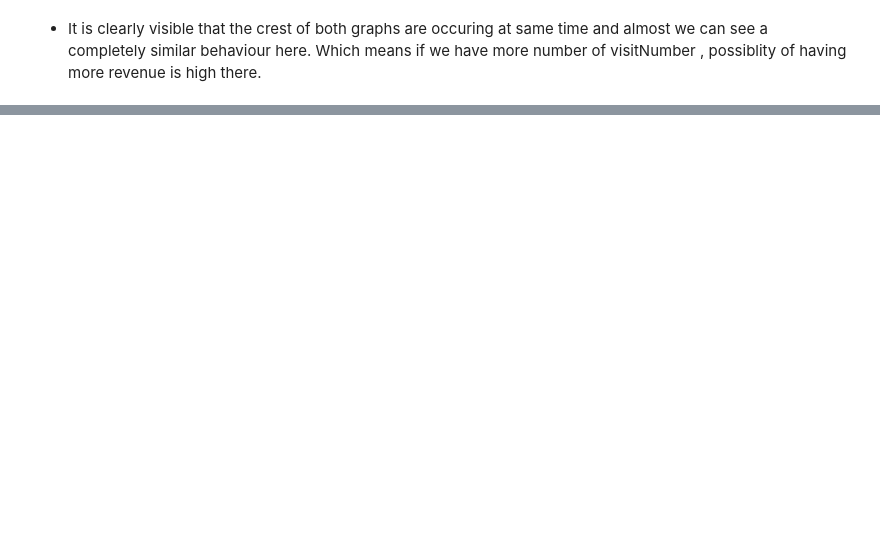
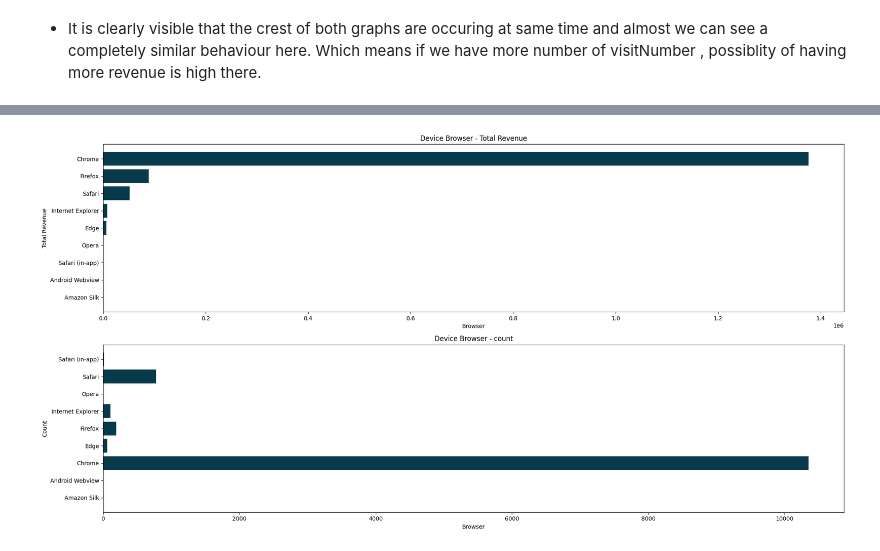
Before and after one commit to abhishekchauhanbyte/Data-Analysis-Cdp, a Jupyter notebook: Ecommerce_DA_project_latest.ipynb, the cells around one changed output, grey strips where cells are left out. Cells and saved outputs as stored; diff of their text form; code cells hidden in the pictures; blank space fills up the shorter version.

```diff
--- a/Ecommerce_DA_project_latest.ipynb
+++ b/Ecommerce_DA_project_latest.ipynb
@@ -400,0 +460,7 @@ Which means if we have more number of visitNumber , possiblity of having more re
+# %%
+
+device_grouped_df = resampled_df.groupby('device.browser')['totals.transactionRevenue'].sum().reset_index()
+device_grouped_visits_df = resampled_df.groupby('device.browser')['totals.transactionRevenue'].count().reset_index()
+device_grouped_visits_df = device_grouped_visits_df.rename(columns={'totals.transactionRevenue': 'Count'})
+device_grouped_df = device_grouped_df.sort_values(by = 'totals.transactionRevenue' , ascending=True)
+device_grouped_visits_df
@@ -400,0 +478,25 @@ Which means if we have more number of visitNumber , possiblity of having more re
+# %%
+fig , [ax1 , ax2] = plt.subplots(2,1, figsize = (20,10))
+Browsers = device_grouped_df['device.browser']
+revenue = device_grouped_df['totals.transactionRevenue']
+
+
+ax1.set_xlabel('Browser')
+ax1.set_ylabel('Total Revenue')
+ax1.barh(Browsers, revenue, color='#073b4c')
+ax1.set_title('Device Browser - Total Revenue')
+
+
+#using 2nd subplot to plot count
+Browsers2 = device_grouped_visits_df['device.browser']
+count = device_grouped_visits_df['Count']
+ax2.set_xlabel('Browser')
+ax2.set_ylabel('Count')
+ax2.barh(Browsers2, count, color='#073b4c')
+ax2.set_title('Device Browser - count')
+
+# Display the plot
+fig.tight_layout()
+plt.show()
+# %% [output]
+[figure, added]
```
Also changed, not shown: parts of 16 cells of this notebook.
